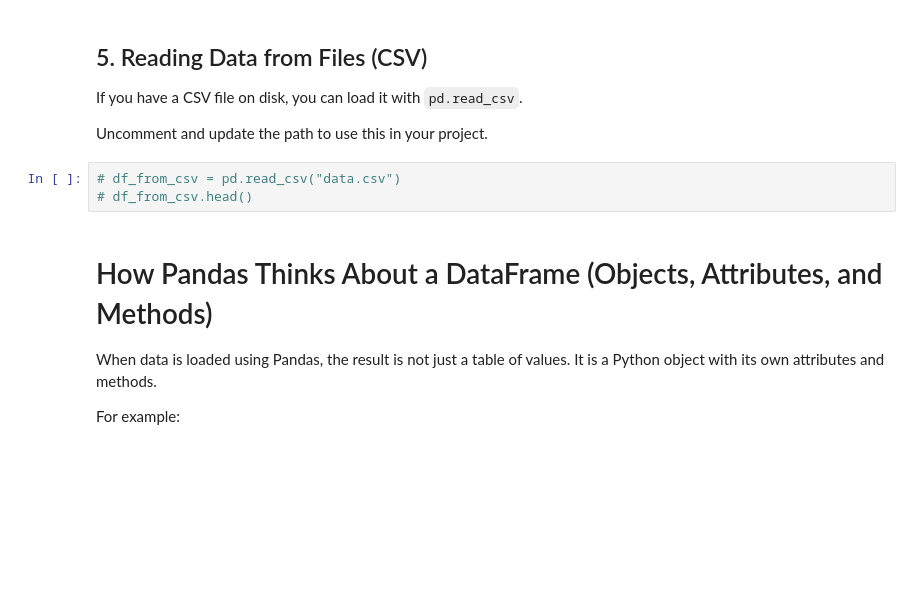
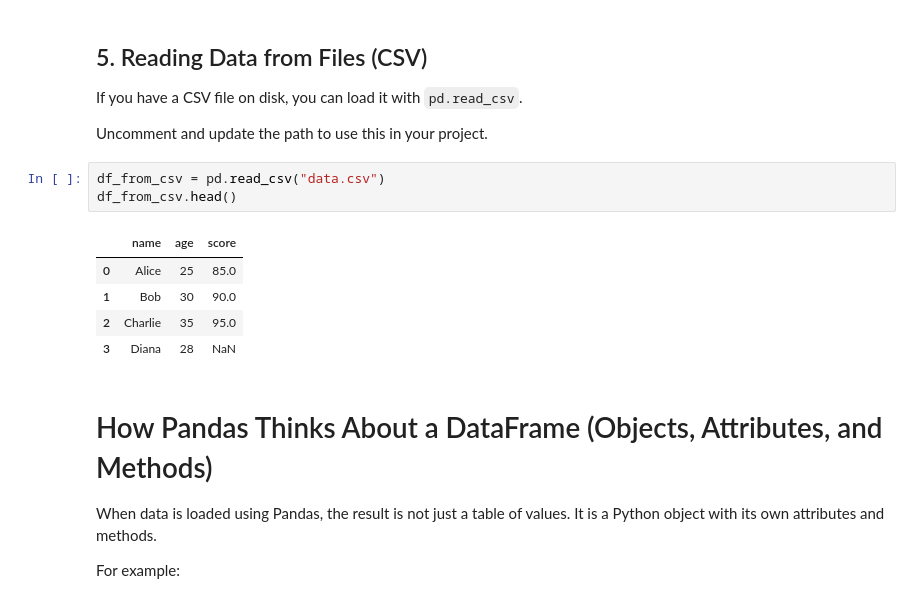
Before and after one commit to mirzaie-mehdi/From-Conda-to-CreatePackage-Python, a Jupyter notebook: _build/jupyter_execute/docs/pandas.ipynb, the cells around one changed output. Saved outputs shown, nothing was run; the diff lists cells and outputs as text; blank space fills up the shorter version.

```diff
--- a/_build/jupyter_execute/docs/pandas.ipynb
+++ b/_build/jupyter_execute/docs/pandas.ipynb
@@ -124,8 +124,14 @@ If you have a CSV file on disk, you can load it with `pd.read_csv`.
 
 Uncomment and update the path to use this in your project.
 # %%
-# df_from_csv = pd.read_csv("data.csv")
-# df_from_csv.head()
+df_from_csv = pd.read_csv("data.csv")
+df_from_csv.head()
+# %% [output]
+|  | name | age | score |
+| 0 | Alice | 25 | 85.0 |
+| 1 | Bob | 30 | 90.0 |
+| 2 | Charlie | 35 | 95.0 |
+| 3 | Diana | 28 | NaN |
 # %% [markdown]
 # How Pandas Thinks About a DataFrame (Objects, Attributes, and Methods)
 
```
Also changed, not shown: parts of 3 cells of this notebook, 11 other files.
